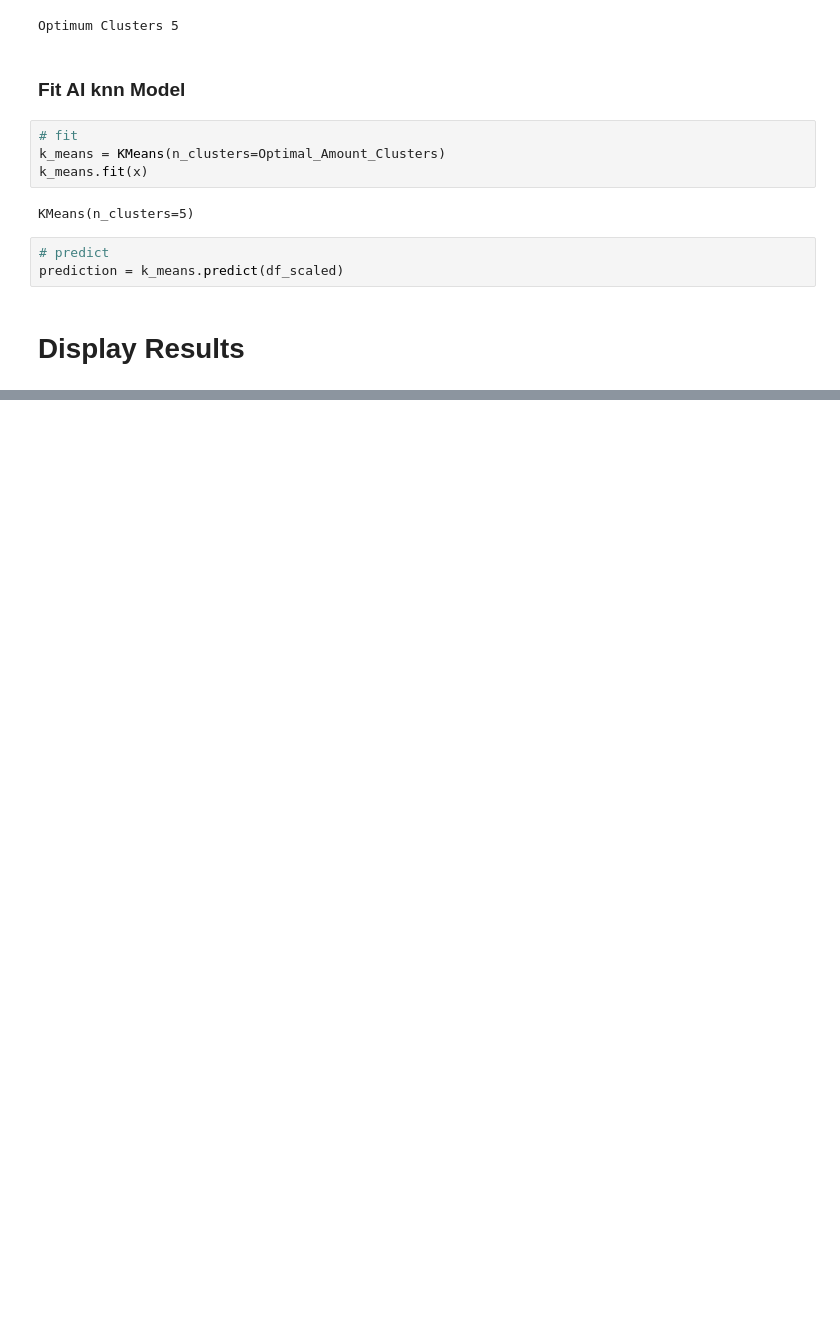
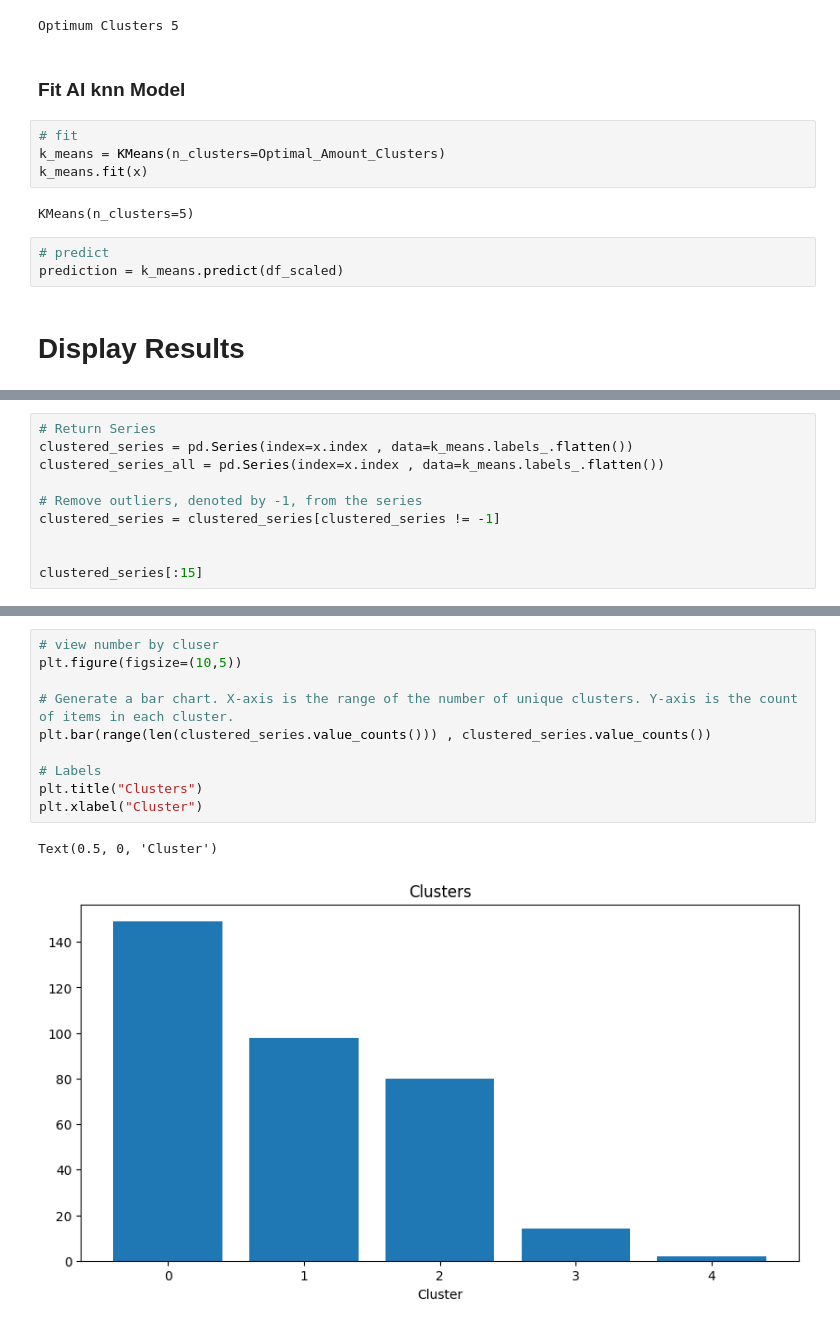
Before and after one commit to ItMeansBigMountain/Financial.Market.ML, a Jupyter notebook: 1_Unsupervised/3-KNN-Clustering.ipynb, the cells around one changed output, grey strips where cells are left out. Cells and saved outputs as stored; diff of their text form; blank space fills up the shorter version.

```diff
--- a/1_Unsupervised/3-KNN-Clustering.ipynb
+++ b/1_Unsupervised/3-KNN-Clustering.ipynb
@@ -230,0 +238,10 @@ plt.show
+# %%
+# Return Series
+clustered_series = pd.Series(index=x.index , data=k_means.labels_.flatten())
+clustered_series_all = pd.Series(index=x.index , data=k_means.labels_.flatten())
+
+# Remove outliers, denoted by -1, from the series
+clustered_series = clustered_series[clustered_series != -1]
+
+
+clustered_series[:15]
@@ -230,0 +265,13 @@ plt.show
+# %%
+# view number by cluser
+plt.figure(figsize=(10,5))
+
+# Generate a bar chart. X-axis is the range of the number of unique clusters. Y-axis is the count of items in each cluster.
+plt.bar(range(len(clustered_series.value_counts())) , clustered_series.value_counts())
+
+# Labels
+plt.title("Clusters")
+plt.xlabel("Cluster")
+# %% [output]
+Text(0.5, 0, 'Cluster')
+[figure, added]
```
Also changed, not shown: parts of 5 cells of this notebook.
